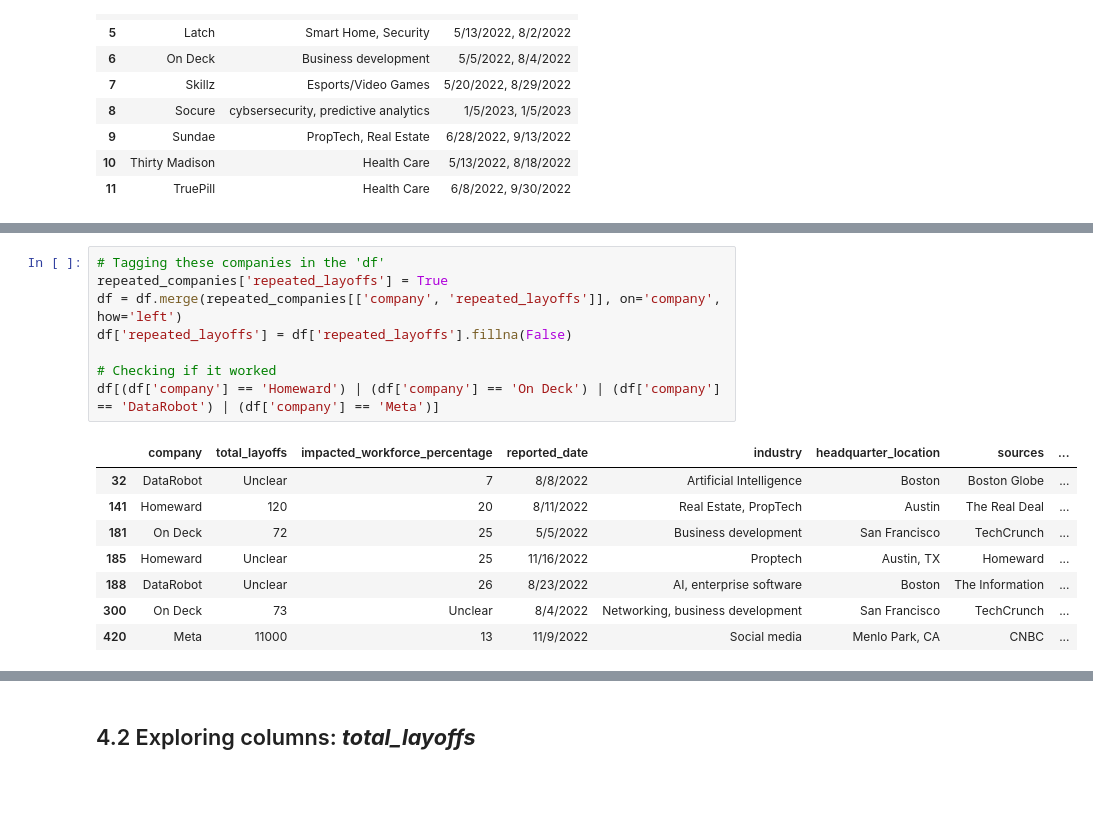
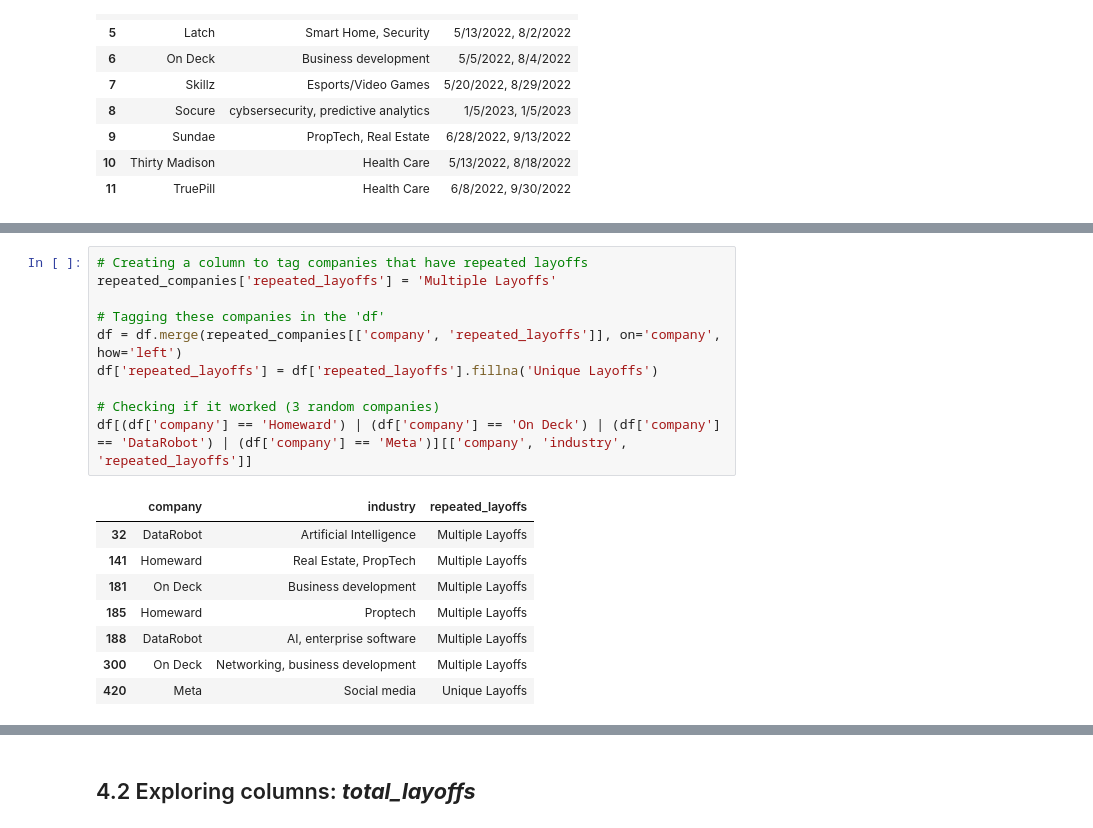
Before and after one commit to teusinn/TechCompaniesLayoff, a Jupyter notebook: src/main.ipynb, the cells around one changed output, grey strips where cells are left out. Cells and saved outputs as stored; diff of their text form; blank space fills up the shorter version.

Commit message:
Incrementing the company analysis

```diff
--- a/src/main.ipynb
+++ b/src/main.ipynb
@@ -125,19 +125,21 @@ They are:
 10  Thirty Madison                           Health Care   5/13/2022, 8/18/2022
 11        TruePill                           Health Care    6/8/2022, 9/30/2022
 # %%
+# Creating a column to tag companies that have repeated layoffs
+repeated_companies['repeated_layoffs'] = 'Multiple Layoffs'
+
 # Tagging these companies in the 'df'
-repeated_companies['repeated_layoffs'] = True
 df = df.merge(repeated_companies[['company', 'repeated_layoffs']], on='company', how='left')
-df['repeated_layoffs'] = df['repeated_layoffs'].fillna(False)
+df['repeated_layoffs'] = df['repeated_layoffs'].fillna('Unique Layoffs')
 
-# Checking if it worked
-df[(df['company'] == 'Homeward') | (df['company'] == 'On Deck') | (df['company'] == 'DataRobot') | (df['company'] == 'Meta')]
+# Checking if it worked (3 random companies)
+df[(df['company'] == 'Homeward') | (df['company'] == 'On Deck') | (df['company'] == 'DataRobot') | (df['company'] == 'Meta')][['company', 'industry', 'repeated_layoffs']]
 # %% [output]
-|  | company | total_layoffs | impacted_workforce_percentage | reported_date | industry | headquarter_location | sources | ... |
-| 32 | DataRobot | Unclear | 7 | 8/8/2022 | Artificial Intelligence | Boston | Boston Globe | ... |
-| 141 | Homeward | 120 | 20 | 8/11/2022 | Real Estate, PropTech | Austin | The Real Deal | ... |
-| 181 | On Deck | 72 | 25 | 5/5/2022 | Business development | San Francisco | TechCrunch | ... |
-| 185 | Homeward | Unclear | 25 | 11/16/2022 | Proptech | Austin, TX | Homeward | ... |
-| 188 | DataRobot | Unclear | 26 | 8/23/2022 | AI, enterprise software | Boston | The Information | ... |
-| 300 | On Deck | 73 | Unclear | 8/4/2022 | Networking, business development | San Francisco | TechCrunch | ... |
-| 420 | Meta | 11000 | 13 | 11/9/2022 | Social media | Menlo Park, CA | CNBC | ... |
+|  | company | industry | repeated_layoffs |
+| 32 | DataRobot | Artificial Intelligence | Multiple Layoffs |
+| 141 | Homeward | Real Estate, PropTech | Multiple Layoffs |
+| 181 | On Deck | Business development | Multiple Layoffs |
+| 185 | Homeward | Proptech | Multiple Layoffs |
+| 188 | DataRobot | AI, enterprise software | Multiple Layoffs |
+| 300 | On Deck | Networking, business development | Multiple Layoffs |
+| 420 | Meta | Social media | Unique Layoffs |
```
Also changed, not shown: parts of 3 cells of this notebook.
